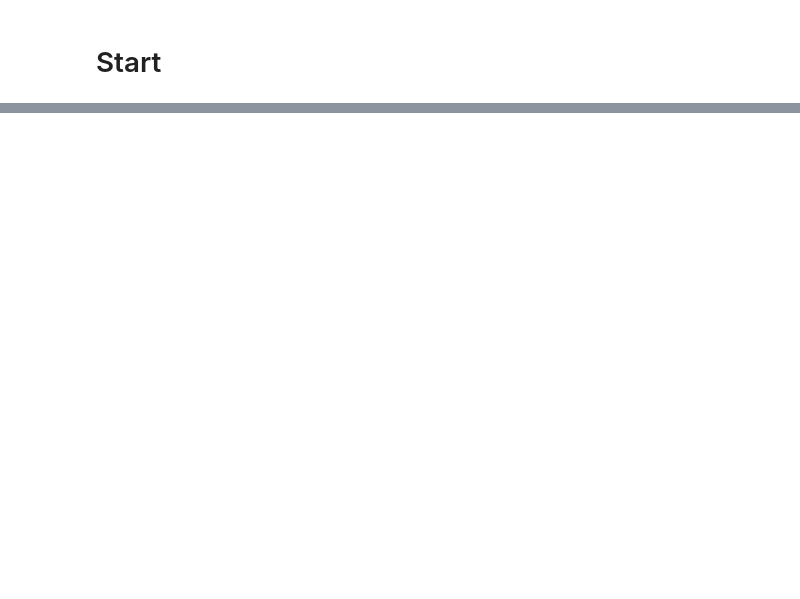
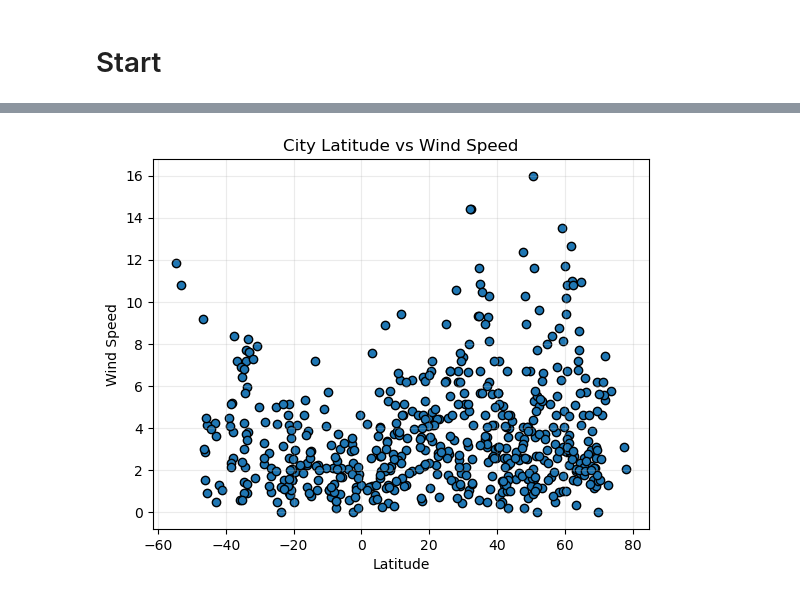
Before and after one commit to StanJohn04/World_Weather_Analysis, a Jupyter notebook: WeatherPy/WeatherPy.ipynb, the cells around one changed output, grey strips where cells are left out. Cells and saved outputs as stored; diff of their text form; code cells hidden in the pictures; blank space fills up the shorter version.

```diff
--- a/WeatherPy/WeatherPy.ipynb
+++ b/WeatherPy/WeatherPy.ipynb
@@ -207,12 +175,14 @@ plt.show()
 # %%
 # Build the scatter plots for latitude vs. wind speed
-# YOUR CODE HERE
-
-# Incorporate the other graph properties
-# YOUR CODE HERE
-
+plt.scatter(city_data_df['Lat'], city_data_df['Wind Speed'], edgecolor = 'black')
+plt.grid(alpha = 0.25)
+plt.title('City Latitude vs Wind Speed')
+plt.xlabel('Latitude')
+plt.ylabel('Wind Speed')
 # Save the figure
 plt.savefig("output_data/Fig4.png")
 
 # Show plot
 plt.show()
+# %% [output]
+[figure, added]
```
Also changed, not shown: parts of 24 cells of this notebook, 4 other files.
